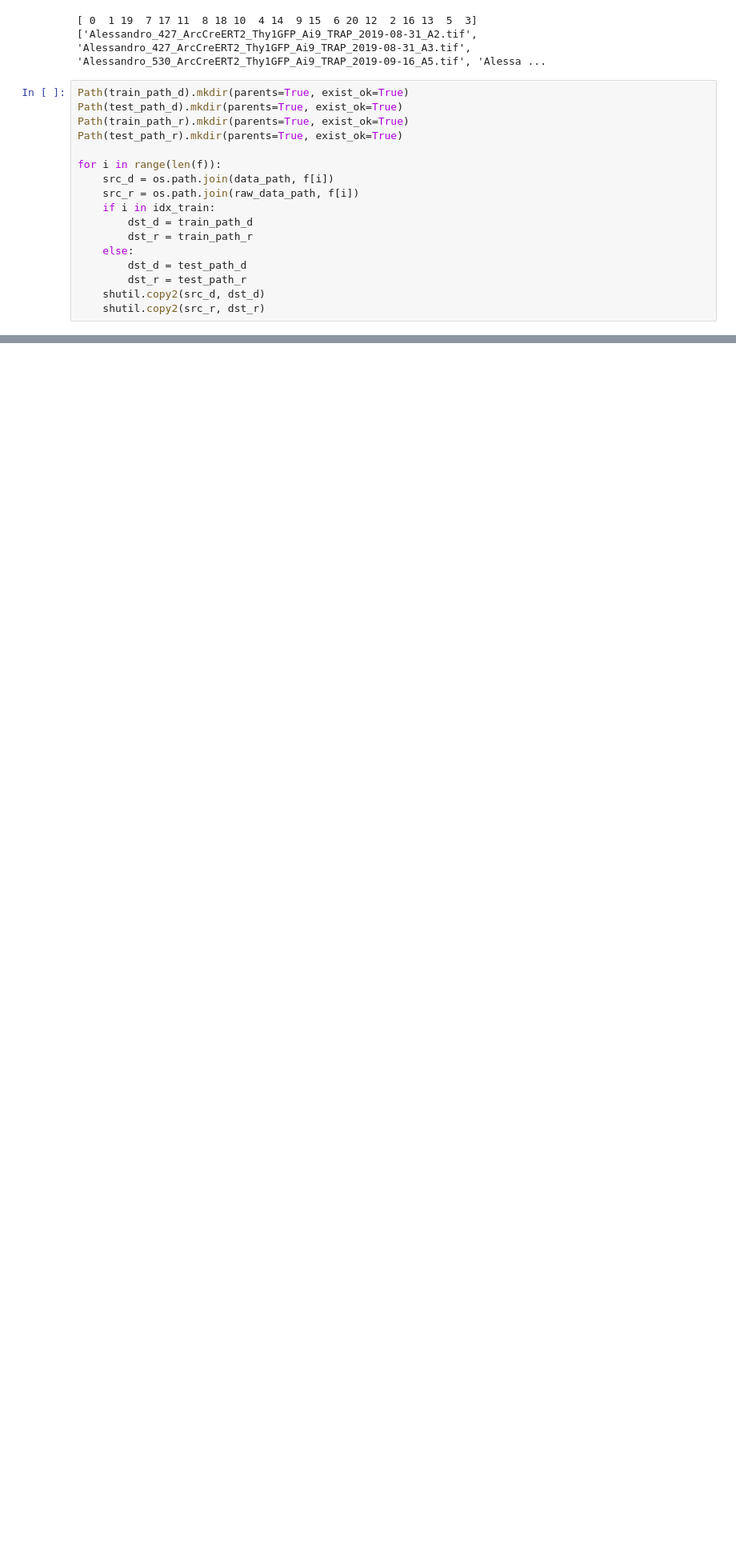
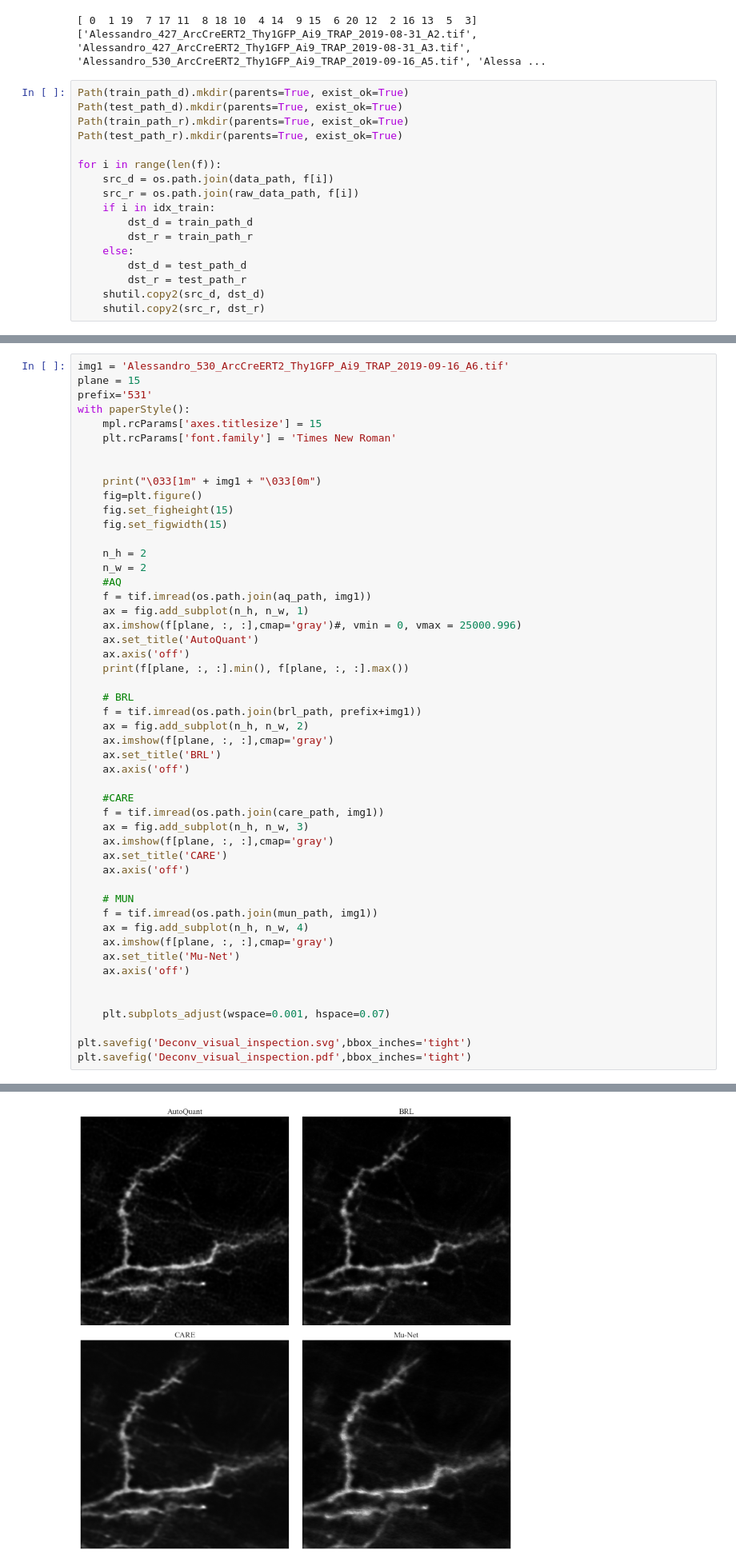
Before and after one commit to ankilab/MasterThesis_OfSpinesAndDendrites, a Jupyter notebook: Thesis_Experiments/Deconvolution.ipynb, the cells around one changed output, grey strips where cells are left out. Shown at 80% size. Drawn from its saved outputs; the diff is of its cells as text; blank space fills up the shorter version.

```diff
--- a/Thesis_Experiments/Deconvolution.ipynb
+++ b/Thesis_Experiments/Deconvolution.ipynb
@@ -45,0 +371,51 @@ for i in range(len(f)):
+# %%
+img1 = 'Alessandro_530_ArcCreERT2_Thy1GFP_Ai9_TRAP_2019-09-16_A6.tif'
+plane = 15
+prefix='531'
+with paperStyle():
+    mpl.rcParams['axes.titlesize'] = 15
+    plt.rcParams['font.family'] = 'Times New Roman'
+
+
+    print("\033[1m" + img1 + "\033[0m")
+    fig=plt.figure()
+    fig.set_figheight(15)
+    fig.set_figwidth(15)
+
+    n_h = 2
+    n_w = 2
+    #AQ
+    f = tif.imread(os.path.join(aq_path, img1))
+    ax = fig.add_subplot(n_h, n_w, 1)
+    ax.imshow(f[plane, :, :],cmap='gray')#, vmin = 0, vmax = 25000.996)
+    ax.set_title('AutoQuant')
+    ax.axis('off')
+    print(f[plane, :, :].min(), f[plane, :, :].max())
+
+    # BRL
+    f = tif.imread(os.path.join(brl_path, prefix+img1))
+    ax = fig.add_subplot(n_h, n_w, 2)
+    ax.imshow(f[plane, :, :],cmap='gray')
+    ax.set_title('BRL')
+    ax.axis('off')
+
+    #CARE
+    f = tif.imread(os.path.join(care_path, img1))
+    ax = fig.add_subplot(n_h, n_w, 3)
+    ax.imshow(f[plane, :, :],cmap='gray')
+    ax.set_title('CARE')
+    ax.axis('off')
+
+    # MUN
+    f = tif.imread(os.path.join(mun_path, img1))
+    ax = fig.add_subplot(n_h, n_w, 4)
+    ax.imshow(f[plane, :, :],cmap='gray')
+    ax.set_title('Mu-Net')
+    ax.axis('off')
+
+
+    plt.subplots_adjust(wspace=0.001, hspace=0.07)
+
+plt.savefig('Deconv_visual_inspection.svg',bbox_inches='tight')
+plt.savefig('Deconv_visual_inspection.pdf',bbox_inches='tight')
+# %% [output]
@@ -45,0 +424 @@ for i in range(len(f)):
+[figure, added]
```
Also changed, not shown: parts of 46 cells of this notebook, 6 other files.
